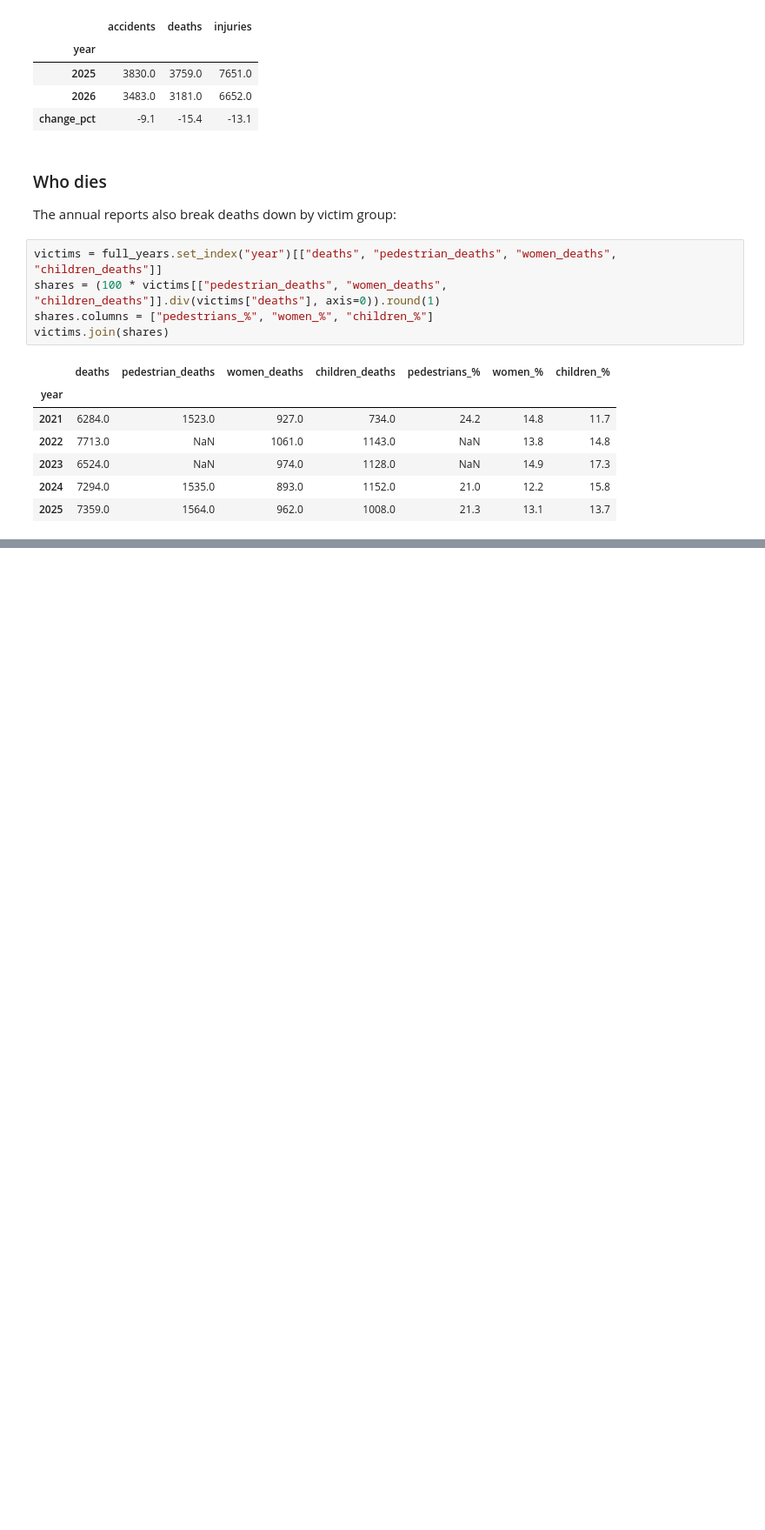
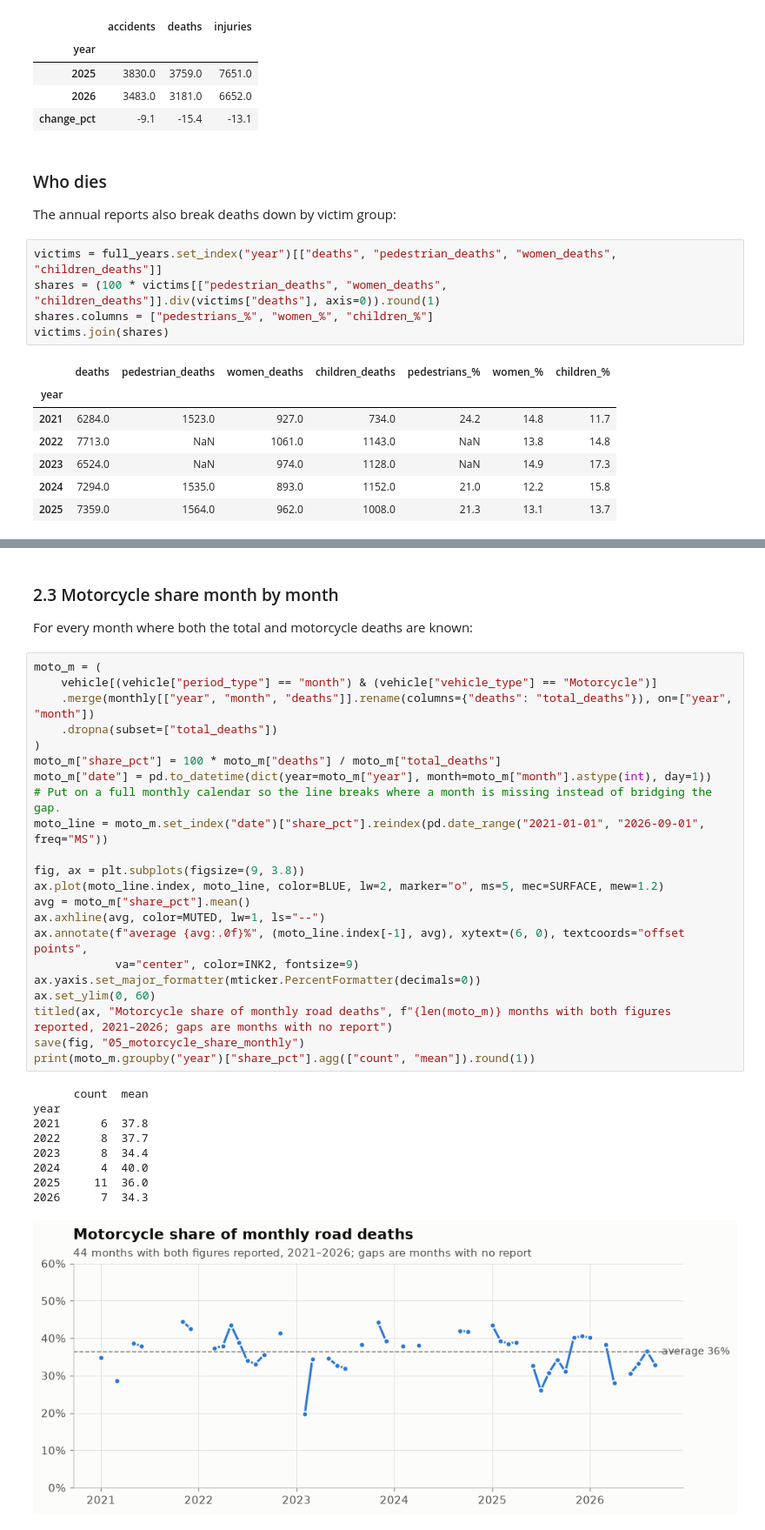
Before and after one commit to MehrazRumman/BD-Road-Accident, a Jupyter notebook: notebooks/02_analysis.ipynb, the cells around one changed output, grey strips where cells are left out. Shown at 87% size. Cells and saved outputs as stored; diff of their text form; blank space fills up the shorter version.

```diff
--- a/notebooks/02_analysis.ipynb
+++ b/notebooks/02_analysis.ipynb
@@ -150,0 +233,36 @@ victims.join(shares)
+# %% [markdown]
+### 2.3 Motorcycle share month by month
+
+For every month where both the total and motorcycle deaths are known:
+# %%
+moto_m = (
+    vehicle[(vehicle["period_type"] == "month") & (vehicle["vehicle_type"] == "Motorcycle")]
+    .merge(monthly[["year", "month", "deaths"]].rename(columns={"deaths": "total_deaths"}), on=["year", "month"])
+    .dropna(subset=["total_deaths"])
+)
+moto_m["share_pct"] = 100 * moto_m["deaths"] / moto_m["total_deaths"]
+moto_m["date"] = pd.to_datetime(dict(year=moto_m["year"], month=moto_m["month"].astype(int), day=1))
+# Put on a full monthly calendar so the line breaks where a month is missing instead of bridging the gap.
+moto_line = moto_m.set_index("date")["share_pct"].reindex(pd.date_range("2021-01-01", "2026-09-01", freq="MS"))
+
+fig, ax = plt.subplots(figsize=(9, 3.8))
+ax.plot(moto_line.index, moto_line, color=BLUE, lw=2, marker="o", ms=5, mec=SURFACE, mew=1.2)
+avg = moto_m["share_pct"].mean()
+ax.axhline(avg, color=MUTED, lw=1, ls="--")
+ax.annotate(f"average {avg:.0f}%", (moto_line.index[-1], avg), xytext=(6, 0), textcoords="offset points",
+            va="center", color=INK2, fontsize=9)
+ax.yaxis.set_major_formatter(mticker.PercentFormatter(decimals=0))
+ax.set_ylim(0, 60)
+titled(ax, "Motorcycle share of monthly road deaths", f"{len(moto_m)} months with both figures reported, 2021–2026; gaps are months with no report")
+save(fig, "05_motorcycle_share_monthly")
+print(moto_m.groupby("year")["share_pct"].agg(["count", "mean"]).round(1))
+# %% [output]
+      count  mean
+year
+2021      6  37.8
+2022      8  37.7
+2023      8  34.4
+2024      4  40.0
+2025     11  36.0
+2026      7  34.3
+[figure, added]
```
Also changed, not shown: parts of 5 cells of this notebook, 3 other files.
